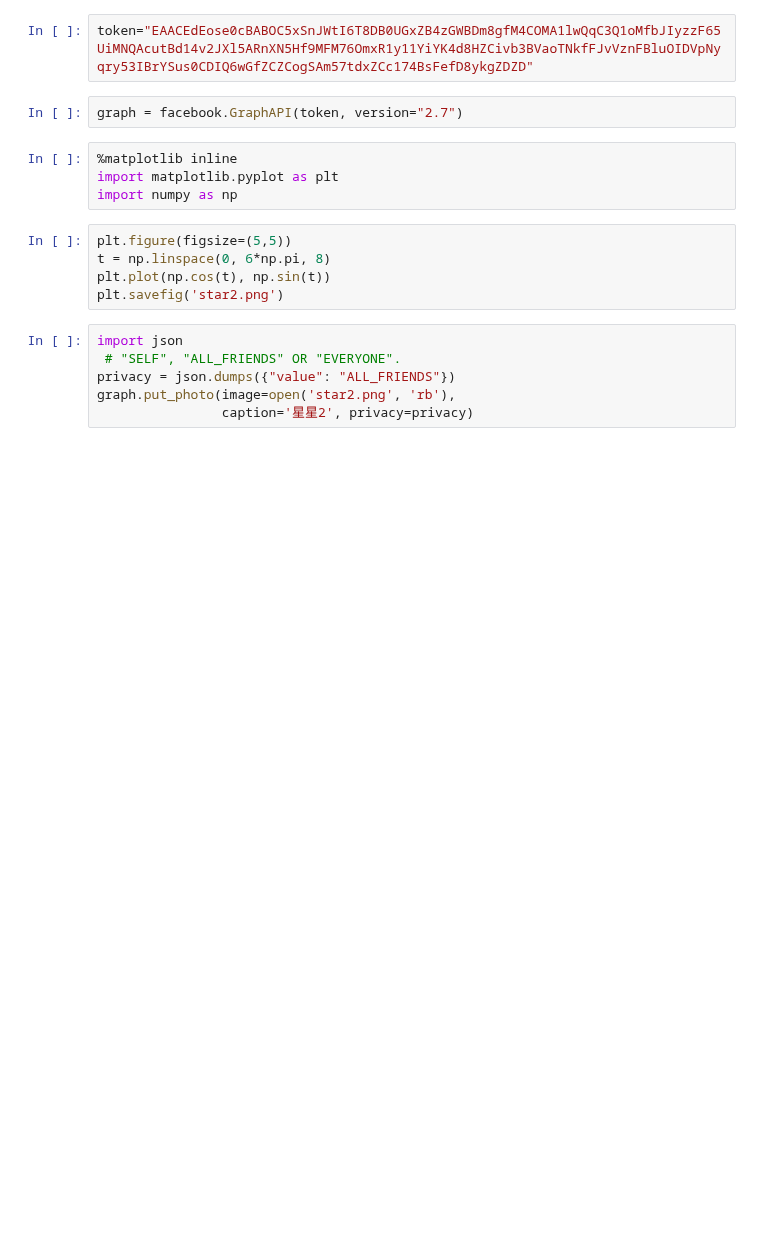
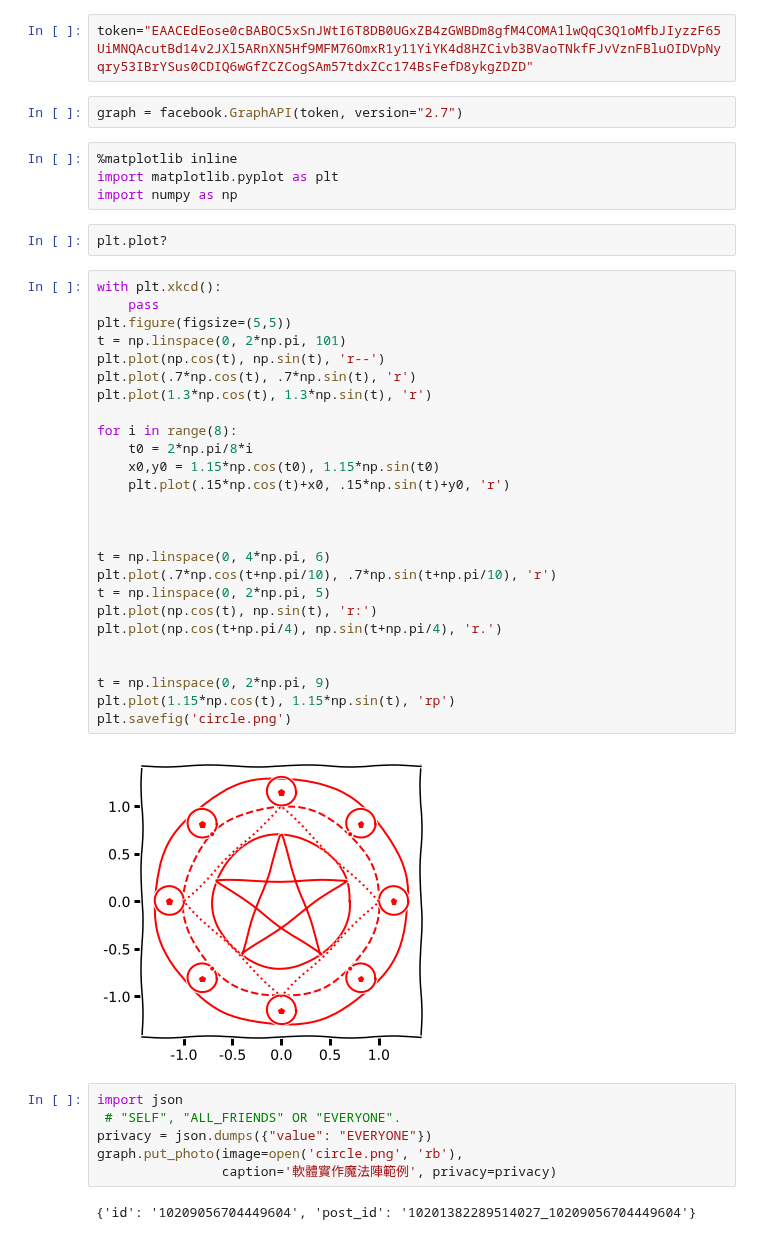
Before and after one commit to tjwei/NDHU_AM1130, a Jupyter notebook: week10-facebook-post.ipynb, the cells around one changed output. Cells and saved outputs as stored; diff of their text form; blank space fills up the shorter version.

Commit message:
update magic circle

```diff
--- a/week10-facebook-post.ipynb
+++ b/week10-facebook-post.ipynb
@@ -10,14 +10,41 @@ graph = facebook.GraphAPI(token, version="2.7")
 %matplotlib inline
 import matplotlib.pyplot as plt
 import numpy as np
-# %%
-plt.figure(figsize=(5,5))
-t = np.linspace(0, 6*np.pi, 8)
-plt.plot(np.cos(t), np.sin(t))
-plt.savefig('star2.png')
+# %%
+plt.plot?
+# %%
+with plt.xkcd():
+    pass
+plt.figure(figsize=(5,5))
+t = np.linspace(0, 2*np.pi, 101)
+plt.plot(np.cos(t), np.sin(t), 'r--')
+plt.plot(.7*np.cos(t), .7*np.sin(t), 'r')
+plt.plot(1.3*np.cos(t), 1.3*np.sin(t), 'r')
+
+for i in range(8):
+    t0 = 2*np.pi/8*i
+    x0,y0 = 1.15*np.cos(t0), 1.15*np.sin(t0)
+    plt.plot(.15*np.cos(t)+x0, .15*np.sin(t)+y0, 'r')
+
+
+
+t = np.linspace(0, 4*np.pi, 6)
+plt.plot(.7*np.cos(t+np.pi/10), .7*np.sin(t+np.pi/10), 'r')
+t = np.linspace(0, 2*np.pi, 5)
+plt.plot(np.cos(t), np.sin(t), 'r:')
+plt.plot(np.cos(t+np.pi/4), np.sin(t+np.pi/4), 'r.')
+
+
+t = np.linspace(0, 2*np.pi, 9)
+plt.plot(1.15*np.cos(t), 1.15*np.sin(t), 'rp')
+plt.savefig('circle.png')
+# %% [output]
+[figure, added]
 # %%
 import json
  # "SELF", "ALL_FRIENDS" OR "EVERYONE".
-privacy = json.dumps({"value": "ALL_FRIENDS"})
-graph.put_photo(image=open('star2.png', 'rb'),
-                caption='星星2', privacy=privacy)
+privacy = json.dumps({"value": "EVERYONE"})
+graph.put_photo(image=open('circle.png', 'rb'),
+                caption='軟體實作魔法陣範例', privacy=privacy)
+# %% [output]
+{'id': '10209056704449604', 'post_id': '10201382289514027_10209056704449604'}
```
